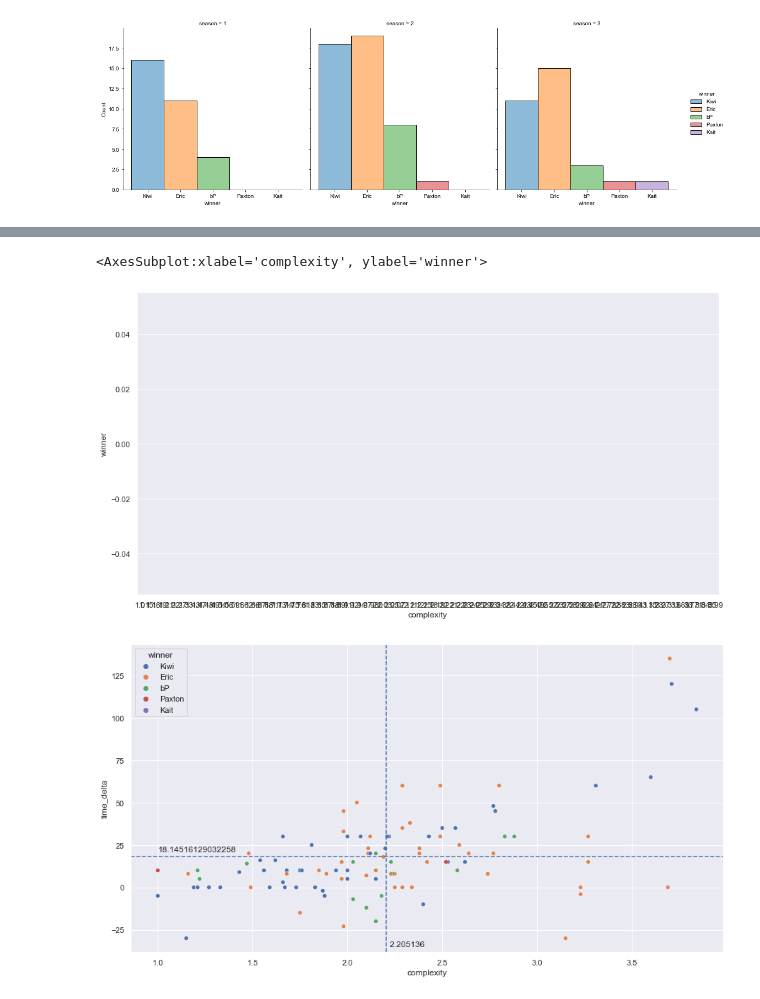
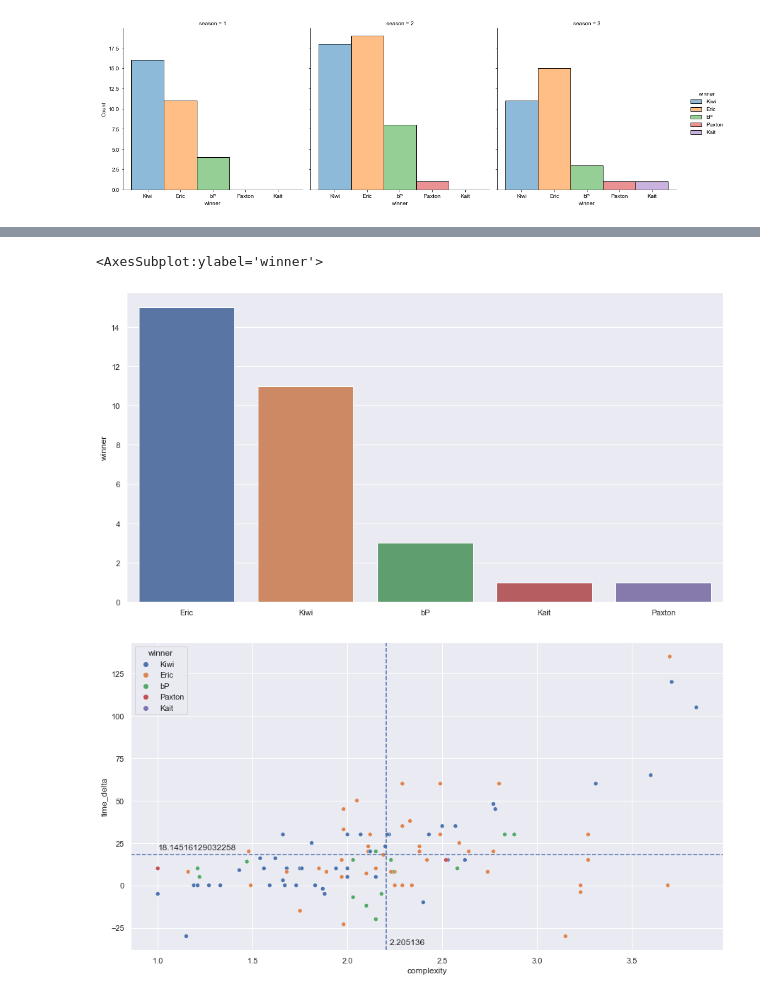
Before and after one commit to PNJaenichen/PNJaenichen.github.io, a Jupyter notebook: projects/firstTurnData/FTDataAnalysis.ipynb, the cells around one changed output, grey strips where cells are left out. Saved outputs shown, nothing was run; the diff lists cells and outputs as text; code cells hidden in the pictures.

Commit message:
made a dataframe with just season 3 data

```diff
--- a/projects/firstTurnData/FTDataAnalysis.ipynb
+++ b/projects/firstTurnData/FTDataAnalysis.ipynb
@@ -40,3 +40,7 @@ plt.show()
 plt.close()
 # %% [output]
 [figure]
+# %%
+seasonThreeData = user_data[user_data["season"] == "3"]
+print(seasonThreeData.info())
+print(seasonThreeData.head(5))
@@ -43,8 +65,8 @@ plt.close()
 # %%
-sns.barplot(data=user_data, x="complexity", y=user_data["winner"].value_counts())
+sns.barplot(data=seasonThreeData, x=seasonThreeData["winner"].value_counts().index, y=seasonThreeData["winner"].value_counts())
 # %% [output]
-<AxesSubplot:xlabel='complexity', ylabel='winner'>
+<AxesSubplot:ylabel='winner'>
-[figure, old version]
+[figure, new version]
 # %%
 
 sns.scatterplot(data=user_data, x="complexity", y="time_delta", hue="winner")
```
Also changed, not shown: parts of 1 cell of this notebook.
